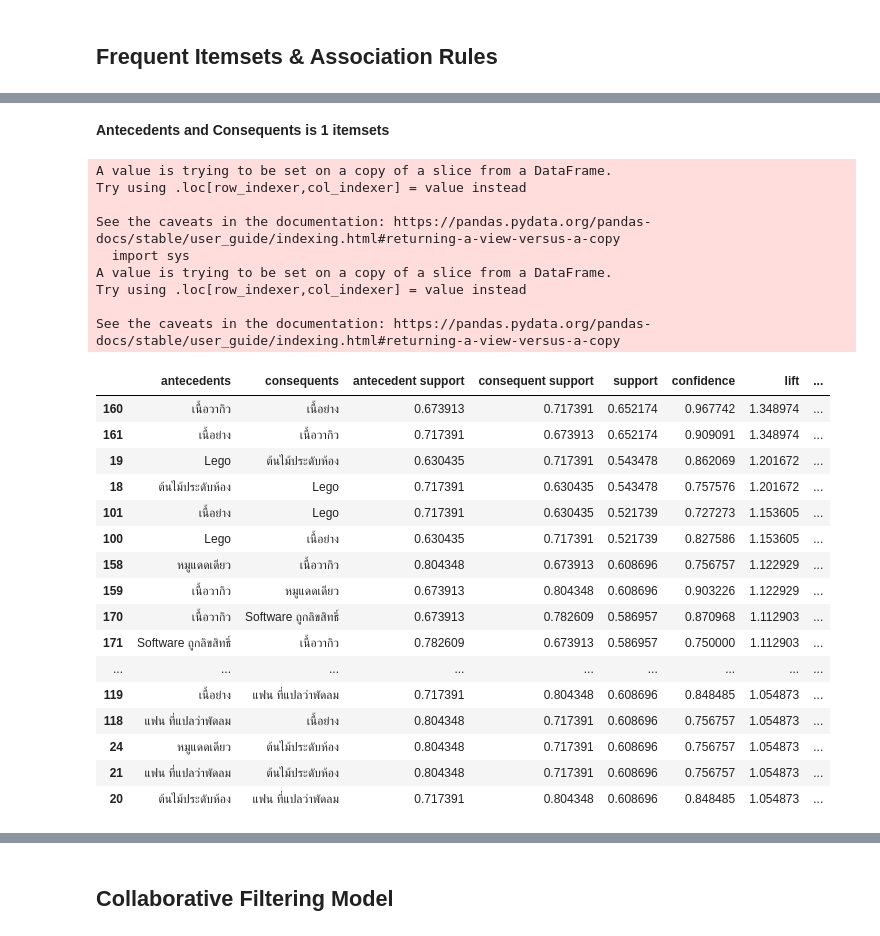
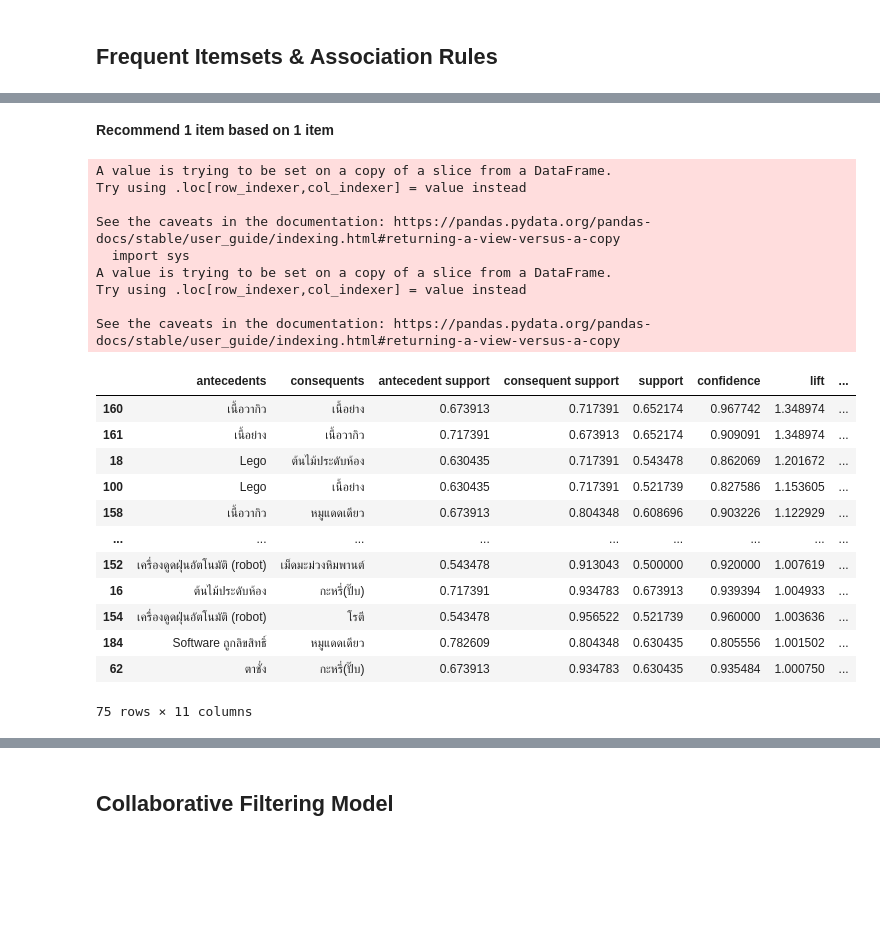
Before and after one commit to ampika-tnk/BADS7105-CRM-Analytics-and-Intelligence, a Jupyter notebook: Homework 07 - Product Recommendation/product_recommendation.ipynb, the cells around one changed output, grey strips where cells are left out. Saved outputs shown, nothing was run; the diff lists cells and outputs as text; code cells hidden in the pictures; blank space fills up the shorter version.

```diff
--- a/Homework 07 - Product Recommendation/product_recommendation.ipynb
+++ b/Homework 07 - Product Recommendation/product_recommendation.ipynb
@@ -160,43 +142,39 @@ rules
-# %% [markdown]
-**Antecedents and Consequents is 1 itemsets**
+# %% [markdown]
+**Recommend 1 item based on 1 item**
 # %%
 one_item_rule = rules[
     (rules['antecedent_len'] == 1) &
     (rules['consequents_len'] == 1) &
-    (rules['confidence'] > 0.5) &
-    (rules['lift'] > 1.05)
+    (rules['confidence'] > 0.8) &
+    (rules['lift'] > 1.00)
 ]
 one_item_rule["antecedents"] = one_item_rule["antecedents"].apply(lambda x: list(x)[0]).astype("unicode")
 one_item_rule["consequents"] = one_item_rule["consequents"].apply(lambda x: list(x)[0]).astype("unicode")
 one_item_rule = one_item_rule.sort_values('lift', ascending=False)
 one_item_rule
 # %% [output]
 A value is trying to be set on a copy of a slice from a DataFrame.
 Try using .loc[row_indexer,col_indexer] = value instead
 
 See the caveats in the documentation: https://pandas.pydata.org/pandas-docs/stable/user_guide/indexing.html#returning-a-view-versus-a-copy
   import sys
 A value is trying to be set on a copy of a slice from a DataFrame.
 Try using .loc[row_indexer,col_indexer] = value instead
 
 See the caveats in the documentation: https://pandas.pydata.org/pandas-docs/stable/user_guide/indexing.html#returning-a-view-versus-a-copy
 |  | antecedents | consequents | antecedent support | consequent support | support | confidence | lift | ... |
 | 160 | เนื้อวากิว | เนื้อย่าง | 0.673913 | 0.717391 | 0.652174 | 0.967742 | 1.348974 | ... |
 | 161 | เนื้อย่าง | เนื้อวากิว | 0.717391 | 0.673913 | 0.652174 | 0.909091 | 1.348974 | ... |
-| 19 | Lego | ต้นไม้ประดับห้อง | 0.630435 | 0.717391 | 0.543478 | 0.862069 | 1.201672 | ... |
-| 18 | ต้นไม้ประดับห้อง | Lego | 0.717391 | 0.630435 | 0.543478 | 0.757576 | 1.201672 | ... |
-| 101 | เนื้อย่าง | Lego | 0.717391 | 0.630435 | 0.521739 | 0.727273 | 1.153605 | ... |
+| 18 | Lego | ต้นไม้ประดับห้อง | 0.630435 | 0.717391 | 0.543478 | 0.862069 | 1.201672 | ... |
 | 100 | Lego | เนื้อย่าง | 0.630435 | 0.717391 | 0.521739 | 0.827586 | 1.153605 | ... |
-| 158 | หมูแดดเดียว | เนื้อวากิว | 0.804348 | 0.673913 | 0.608696 | 0.756757 | 1.122929 | ... |
-| 159 | เนื้อวากิว | หมูแดดเดียว | 0.673913 | 0.804348 | 0.608696 | 0.903226 | 1.122929 | ... |
-| 170 | เนื้อวากิว | Software ถูกลิขสิทธิ์ | 0.673913 | 0.782609 | 0.586957 | 0.870968 | 1.112903 | ... |
-| 171 | Software ถูกลิขสิทธิ์ | เนื้อวากิว | 0.782609 | 0.673913 | 0.586957 | 0.750000 | 1.112903 | ... |
+| 158 | เนื้อวากิว | หมูแดดเดียว | 0.673913 | 0.804348 | 0.608696 | 0.903226 | 1.122929 | ... |
 | ... | ... | ... | ... | ... | ... | ... | ... | ... |
-| 119 | เนื้อย่าง | แฟน ที่แปลว่าพัดลม | 0.717391 | 0.804348 | 0.608696 | 0.848485 | 1.054873 | ... |
-| 118 | แฟน ที่แปลว่าพัดลม | เนื้อย่าง | 0.804348 | 0.717391 | 0.608696 | 0.756757 | 1.054873 | ... |
-| 24 | หมูแดดเดียว | ต้นไม้ประดับห้อง | 0.804348 | 0.717391 | 0.608696 | 0.756757 | 1.054873 | ... |
-| 21 | แฟน ที่แปลว่าพัดลม | ต้นไม้ประดับห้อง | 0.804348 | 0.717391 | 0.608696 | 0.756757 | 1.054873 | ... |
-| 20 | ต้นไม้ประดับห้อง | แฟน ที่แปลว่าพัดลม | 0.717391 | 0.804348 | 0.608696 | 0.848485 | 1.054873 | ... |
+| 152 | เครื่องดูดฝุ่นอัตโนมัติ (robot) | เม็ดมะม่วงหิมพานต์ | 0.543478 | 0.913043 | 0.500000 | 0.920000 | 1.007619 | ... |
+| 16 | ต้นไม้ประดับห้อง | กะหรี่(ปั๊บ) | 0.717391 | 0.934783 | 0.673913 | 0.939394 | 1.004933 | ... |
+| 154 | เครื่องดูดฝุ่นอัตโนมัติ (robot) | โรตี | 0.543478 | 0.956522 | 0.521739 | 0.960000 | 1.003636 | ... |
+| 184 | Software ถูกลิขสิทธิ์ | หมูแดดเดียว | 0.782609 | 0.804348 | 0.630435 | 0.805556 | 1.001502 | ... |
+| 62 | ตาชั่ง | กะหรี่(ปั๊บ) | 0.673913 | 0.934783 | 0.630435 | 0.935484 | 1.000750 | ... |
+75 rows × 11 columns
 # %%
 G = nx.from_pandas_edgelist(one_item_rule, source='antecedents', target='consequents', edge_attr='lift')
 d = dict(G.degree)
```
Also changed, not shown: parts of 17 cells of this notebook.
